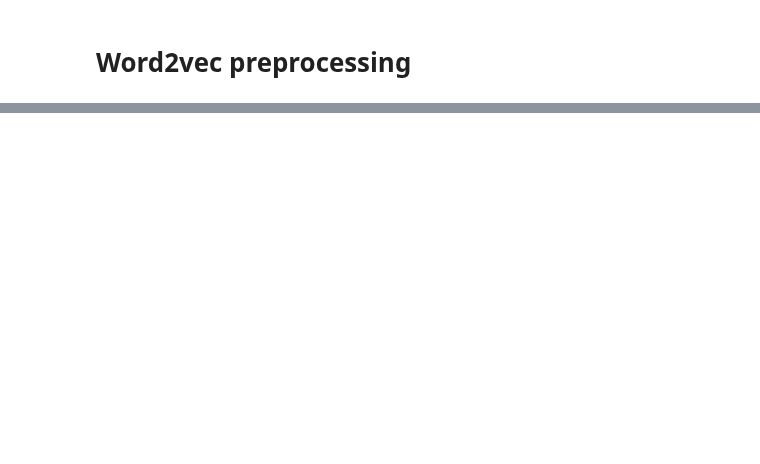
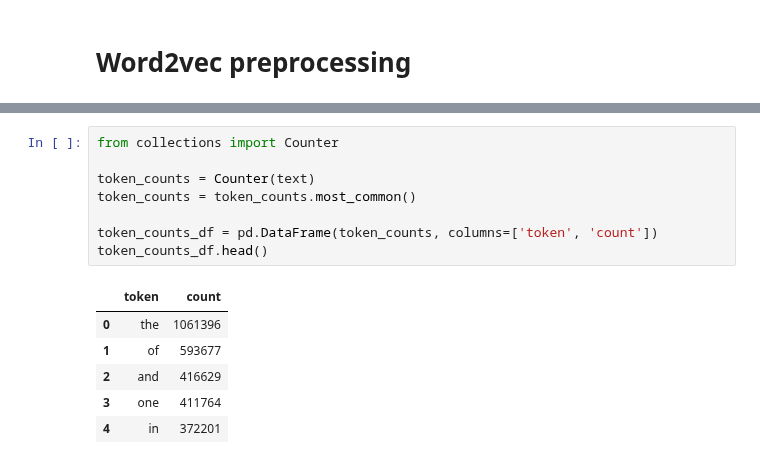
Before and after one commit to labdmitriy/dl_in_nlp, a Jupyter notebook: workshop_1/task2_preprocessing.ipynb, the cells around one changed output, grey strips where cells are left out. Drawn from its saved outputs; the diff is of its cells as text; blank space fills up the shorter version.

```diff
--- a/workshop_1/task2_preprocessing.ipynb
+++ b/workshop_1/task2_preprocessing.ipynb
@@ -38,0 +71,15 @@ If you struggle with somethng, ask your neighbour. If it is not obvious for you,
+# %%
+from collections import Counter
+
+token_counts = Counter(text)
+token_counts = token_counts.most_common()
+
+token_counts_df = pd.DataFrame(token_counts, columns=['token', 'count'])
+token_counts_df.head()
+# %% [output]
+|  | token | count |
+| 0 | the | 1061396 |
+| 1 | of | 593677 |
+| 2 | and | 416629 |
+| 3 | one | 411764 |
+| 4 | in | 372201 |
```
Also changed, not shown: parts of 9 cells of this notebook.
